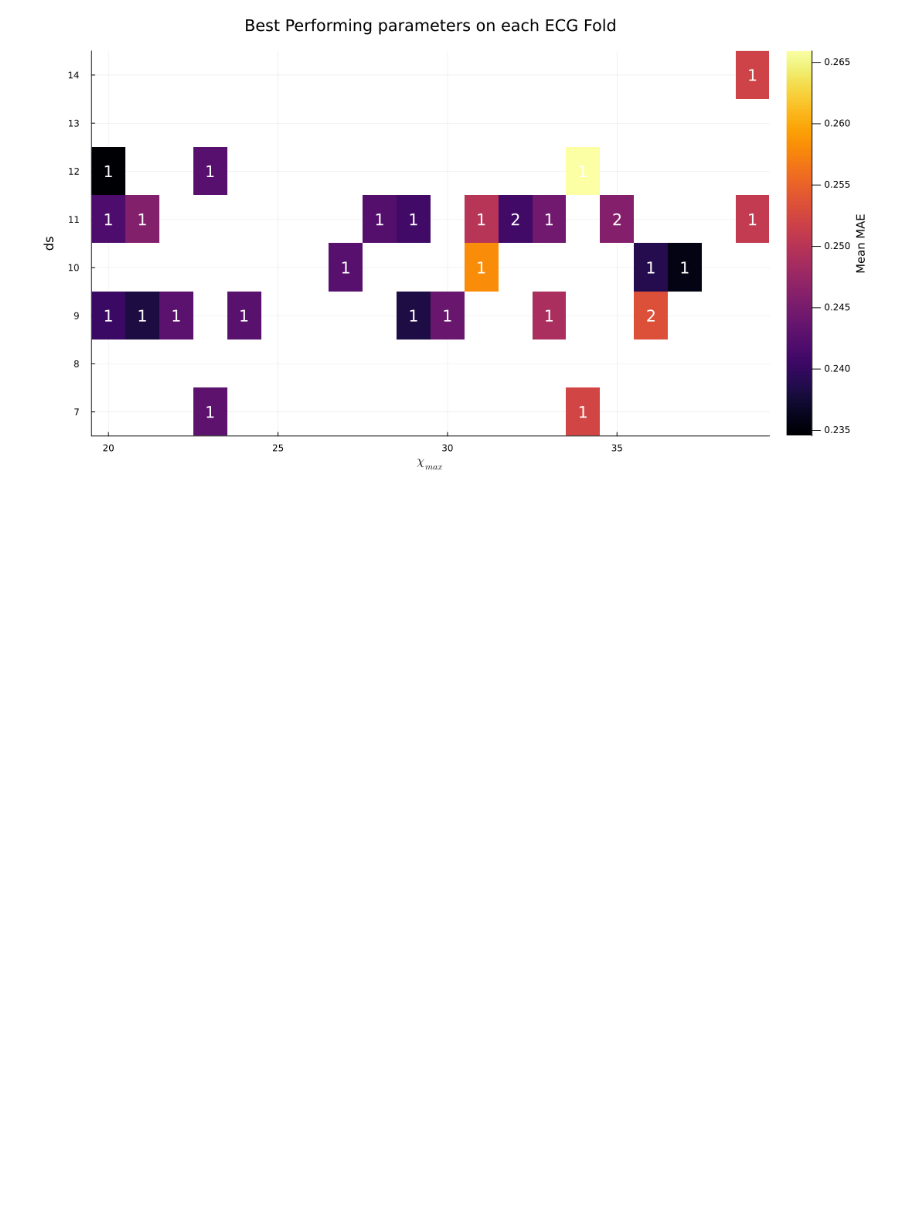
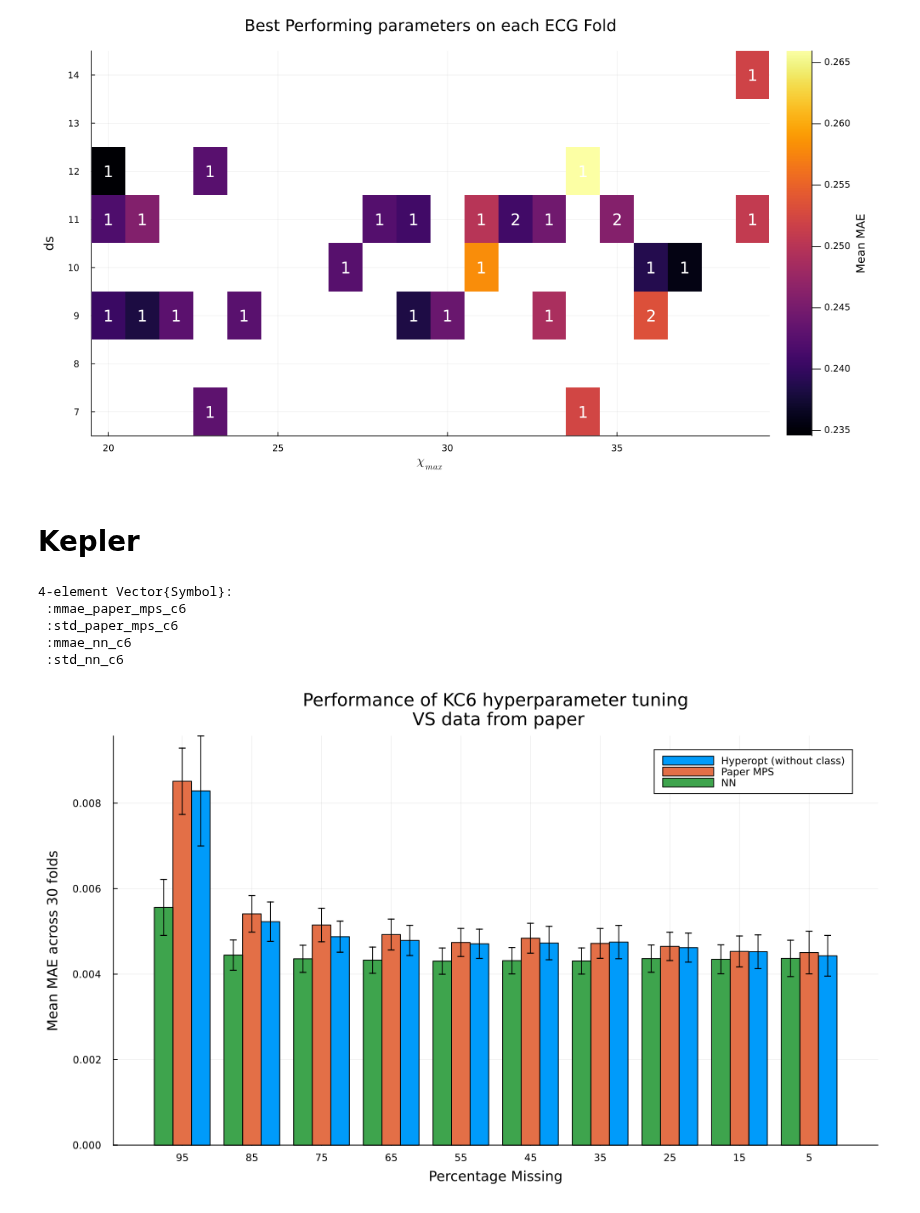
Before and after one commit to hugopstackhouse/MPSTime.jl, a Jupyter notebook: Folds/imp_results_clean.ipynb, the cells around one changed output. Saved outputs shown, nothing was run; the diff lists cells and outputs as text; code cells hidden in the pictures; blank space fills up the shorter version.

Commit message:
Kepler paper MPS and NN data

```diff
--- a/Folds/imp_results_clean.ipynb
+++ b/Folds/imp_results_clean.ipynb
@@ -254,3 +251,5 @@ plot(hm)
 # savefig("ECG_heatmap.png")
 # %% [output]
 [figure]
+# %% [markdown]
+# Kepler
@@ -256,0 +284,29 @@ plot(hm)
+# %%
+@load "KC6_paper.jld2" mmae_paper_mps_c6 std_paper_mps_c6 mmae_nn_c6 std_nn_c6
+# %% [output]
+4-element Vector{Symbol}:
+ :mmae_paper_mps_c6
+ :std_paper_mps_c6
+ :mmae_nn_c6
+ :std_nn_c6
+# %%
+inst = 1
+groupedbar(
+    pms,
+    [ mmae_kepC6[inst,:]  mmae_paper_mps_c6[inst,:] mmae_nn_c6[inst,:] ];
+    yerr =1.96 .* [std_kepC6[inst,:]  std_paper_mps_c6[inst,:] std_nn_c6[inst,:] ] ./sqrt(30),
+    xticks = pms,
+    labels=[ "Hyperopt (without class)"  "Paper MPS" "NN" ],
+    legend=:topright,
+    size=(1000,600),
+    bottom_margin=5mm,
+    left_margin=5mm,
+    top_margin=5mm
+)
+xflip!(true)
+xlabel!("Percentage Missing")
+ylabel!("Mean MAE across 30 folds")
+title!("Performance of KC6 hyperparameter tuning\n VS data from paper")
+# savefig("ECG200.png")
+# %% [output]
+[figure, added]
```
Also changed, not shown: parts of 13 cells of this notebook, 15 other files.
